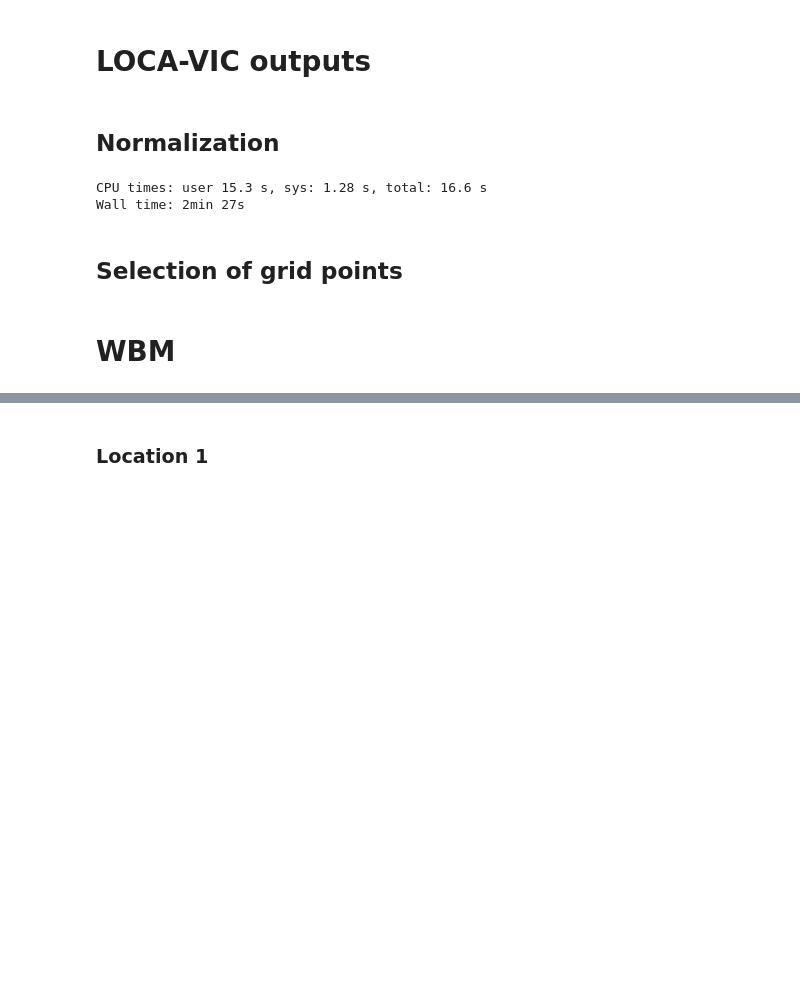
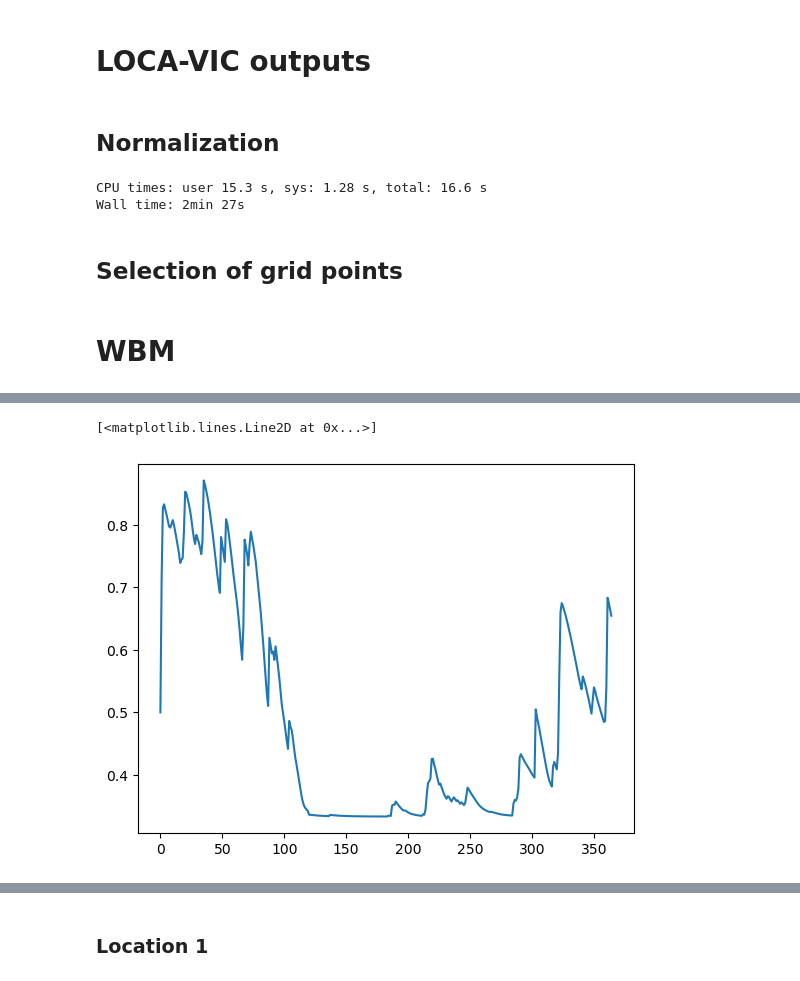
Before and after one commit to david0811/lafferty-etal-2024-tbd, a Jupyter notebook: code/99_WBM_paramater_UC.ipynb, the cells around one changed output, grey strips where cells are left out. Drawn from its saved outputs; the diff is of its cells as text; code cells hidden in the pictures; blank space fills up the shorter version.

```diff
--- a/code/99_WBM_paramater_UC.ipynb
+++ b/code/99_WBM_paramater_UC.ipynb
@@ -255,7 +264,7 @@ def simulate_water_balance(
     n_sim = len(T)
 
     # Initialize variables
-    Wcap = np.zeros(n_sim) # Soil moisture capacity
+    Wcap = np.zeros(365) # Soil moisture capacity
     for t in range(365):
         if not rootDepth_all:
             if (t < GS_start) or (t > (GS_start + GS_length)):
@@ -428,4 +437,4 @@ def simulate_water_balance(
         Ms_out.append(Ms)
 
     # Return
-    return Ws_frac #, Ws, Wg, AET_out, PET_out, g_out, Sp, Pt_out, Wcap
+    return Ws_frac, Ws, Wcap, Ms_out, Sp # , #Wg, AET_out, PET_out, g_out, Sp, Pt_out, Wcap
@@ -431,0 +716,4 @@ def simulate_water_balance(
+# %%
+# Test on LOCA output
+ds_loca_tas = xr.open_dataset('/storage/group/pches/default/public/LOCA2/INM-CM4-8/0p0625deg/r1i1p1f1/historical/tasmax/tasmax.INM-CM4-8.historical.r1i1p1f1.1950-2014.LOCA_16thdeg_v20220413.nc').isel(time=slice(0,365))
+ds_loca_pr = xr.open_dataset('/storage/group/pches/default/public/LOCA2/INM-CM4-8/0p0625deg/r1i1p1f1/historical/pr/pr.INM-CM4-8.historical.r1i1p1f1.1950-2014.LOCA_16thdeg_v20220519.nc').isel(time=slice(0,365))
@@ -431,0 +763,31 @@ def simulate_water_balance(
+# %%
+out = simulate_water_balance(
+    Ws_frac_init = np.transpose(ds['Ws_frac_init'].to_numpy()),
+    Wi_init = np.transpose(ds['Wi_init'].to_numpy()),
+    Sp_init = np.transpose(ds['Sp_init'].to_numpy()),
+    P = np.transpose(ds['pr'].to_numpy() * 86400, (2,1,0)),
+    T = np.transpose(ds['tasmax'].to_numpy() - 273.15, (2,1,0)),
+    Ts = Ts,
+    Tm = Tm,
+    rootDepth_oGS = np.transpose(ds['rootDepth_oGS'].to_numpy()),
+    rootDepth_GS_factor = np.transpose(ds['rootDepth_GS_factor'].to_numpy()),
+    awCap = np.transpose(ds['awCap'].to_numpy()),
+    GS_start = np.transpose(ds['GS_start'].to_numpy()),
+    GS_length = np.transpose(ds['GS_length'].to_numpy()),
+    lai = np.transpose(ds['lai'].to_numpy(), (2,1,0)),
+    Kc = np.transpose(ds['Kc'].to_numpy(), (2,1,0)),
+    alpha = np.transpose(ds['alpha'].to_numpy()),
+    s_c = s_c,
+    r_I = r_I,
+    r_FI = r_FI,
+    r_p = r_p,
+    beta_HBV = beta_HBV,
+    gamma_S = gamma_S,
+    gamma_G = gamma_G,
+    phi = ds.lat.to_numpy(),
+    wilting_point = np.transpose(ds['wilting_point'].to_numpy()))
+# %%
+plt.plot(out[200,200,:])
+# %% [output]
+[<matplotlib.lines.Line2D at 0x...>]
+[figure, added]
```
Also changed, not shown: parts of 40 cells of this notebook.
